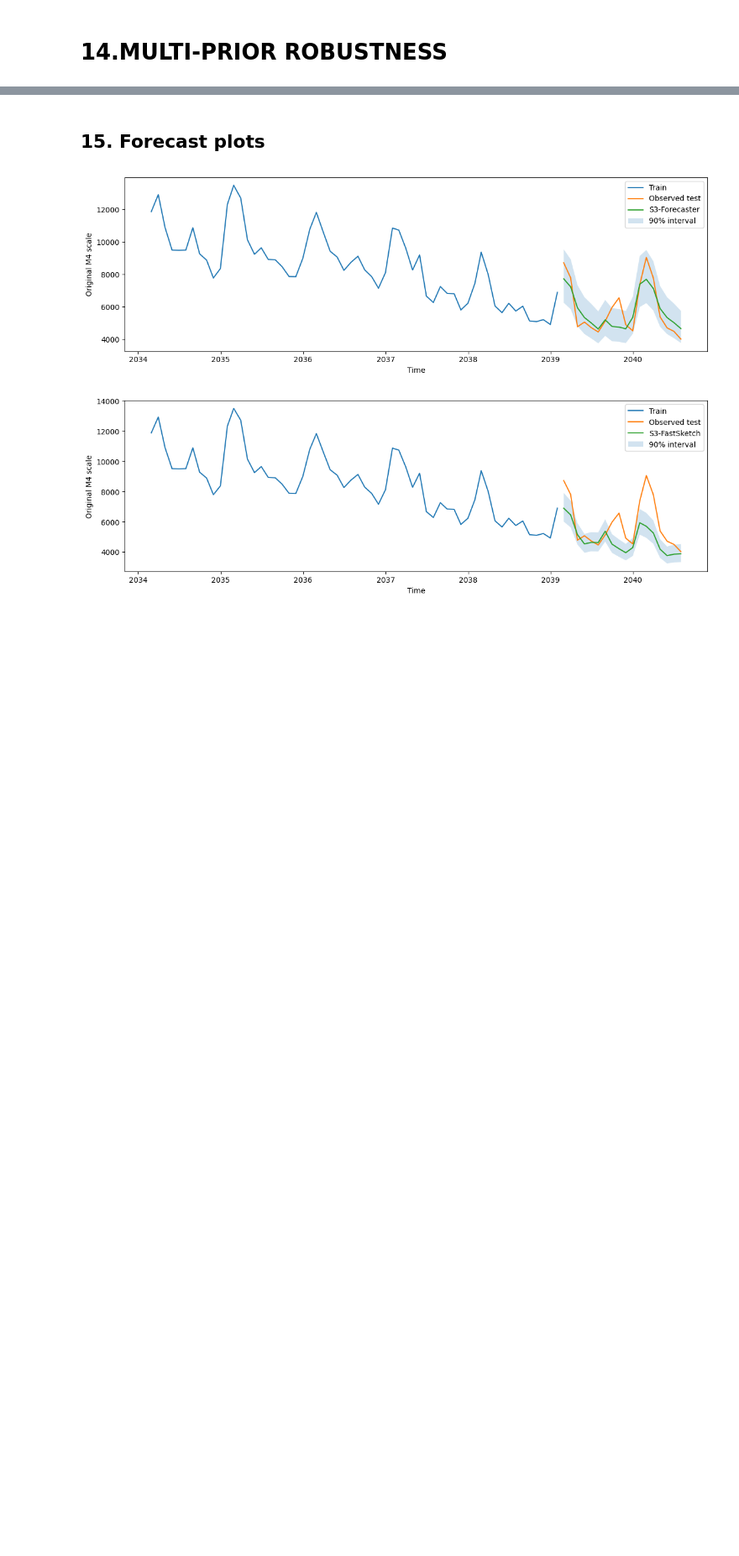
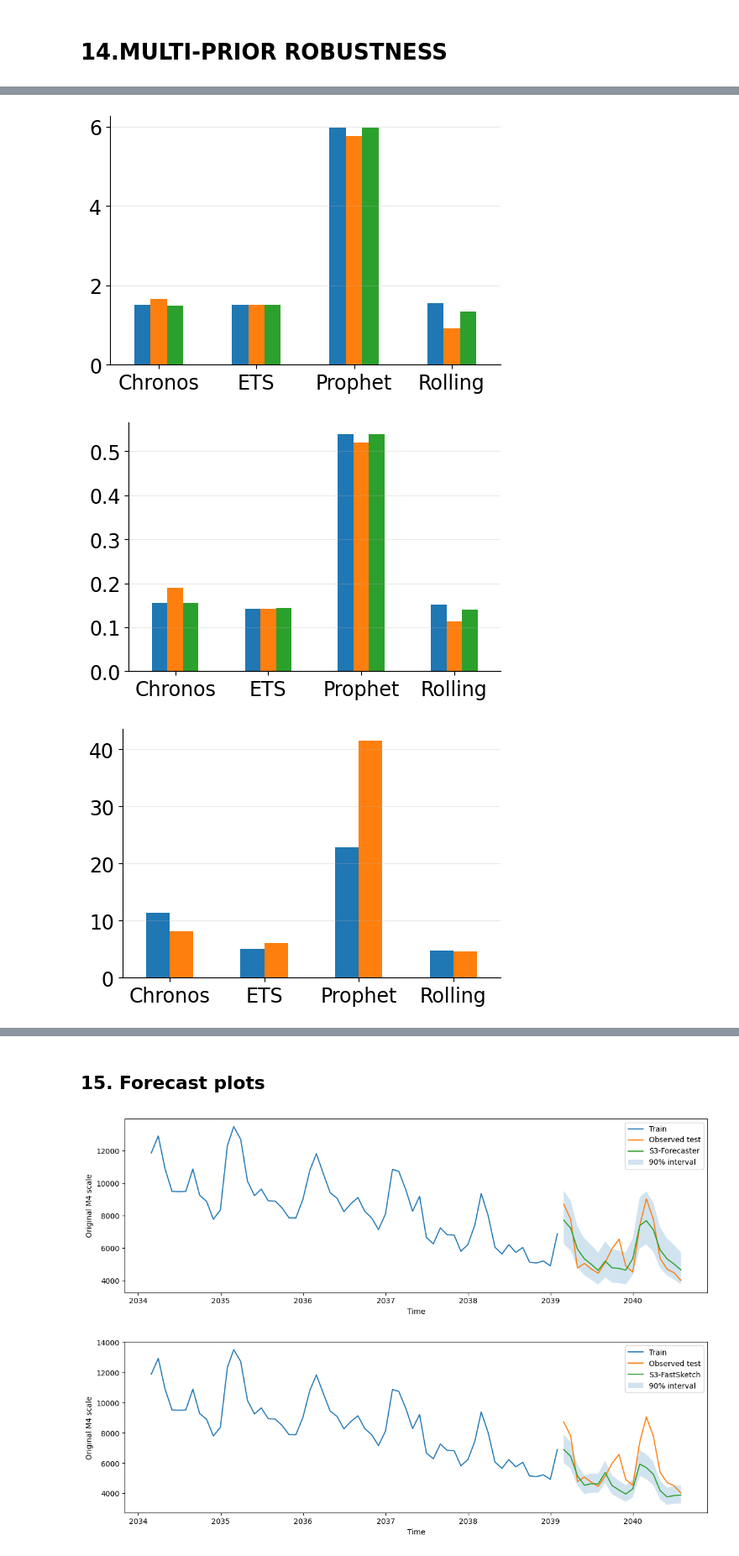
Before and after one commit to AlejoPatigno/S3Forecaster-S3FastSketch, a Jupyter notebook: notebooks/S3Forecaster_S3FastSketch_M4.ipynb, the cells around one changed output, grey strips where cells are left out. Shown at 84% size. Cells and saved outputs as stored; diff of their text form; code cells hidden in the pictures; blank space fills up the shorter version.

```diff
--- a/notebooks/S3Forecaster_S3FastSketch_M4.ipynb
+++ b/notebooks/S3Forecaster_S3FastSketch_M4.ipynb
@@ -274,6 +301,20 @@ if RUN_CHRONOS_BASELINE or RUN_CHRONOS_PRIOR:
     )
 # %% [output]
 Optional ARKAN dependency installed.
+# %%
+# ============================================================
+# PAPER FIGURE STYLE
+# ============================================================
+
+PAPER_FONT_SIZE = 20
+PAPER_TICK_SIZE = 17
+PAPER_LEGEND_SIZE = 15
+
+# Individual panel sizes. These are intentionally smaller than
+# 11x6 because the figures are later reduced inside LaTeX.
+ABLATION_FIGSIZE = (6.4, 4.2)
+VOLATILITY_FIGSIZE = (6.4, 4.0)
+PROFILE_FIGSIZE = (5.2, 3.6)
 # %% [markdown]
 ## 3. Load the M4 Monthly series
 # %%
@@ -2841,0 +2838,56 @@ m4_shock_rmse_pivot.csv
+# %%
+# ============================================================
+# CELL 9 — MULTI-PRIOR TABLES AND FIGURES
+# ============================================================
+
+# ============================================================
+# PUBLICATION MULTI-PRIOR TRANSFERABILITY
+# No axis labels and no model legend.
+# ============================================================
+
+multi_prior_figures = {}
+
+for metric in (
+    "mape_percent",
+    "rmse",
+    "msis",
+):
+    pivot, fig, ax = plot_multi_prior_transferability(
+        summary=multi_prior_summary,
+        metric=metric,
+        figsize=PROFILE_FIGSIZE,
+        font_size=PAPER_FONT_SIZE,
+        tick_size=PAPER_TICK_SIZE,
+        show_axis_labels=False,
+        show_legend=False,
+        save_path=(
+            OUTPUT_DIR
+            / f"{DATASET_SLUG}_multi_prior_{metric}.pdf"
+        ),
+    )
+
+    ax.set_title("")
+
+    multi_prior_figures[metric] = {
+        "pivot": pivot,
+        "figure": fig,
+        "axis": ax,
+    }
+
+    plt.show()
+
+    pivot.to_csv(
+        OUTPUT_DIR
+        / f"m4_multi_prior_{metric}_pivot.csv"
+    )
+
+print("Saved analysis files:")
+
+for path in sorted(
+    OUTPUT_DIR.glob("m4_*")
+):
+    print(path.name)
+# %% [output]
+[figure, added]
+[figure, added]
+[figure, added]
```
Also changed, not shown: parts of 12 cells of this notebook.
